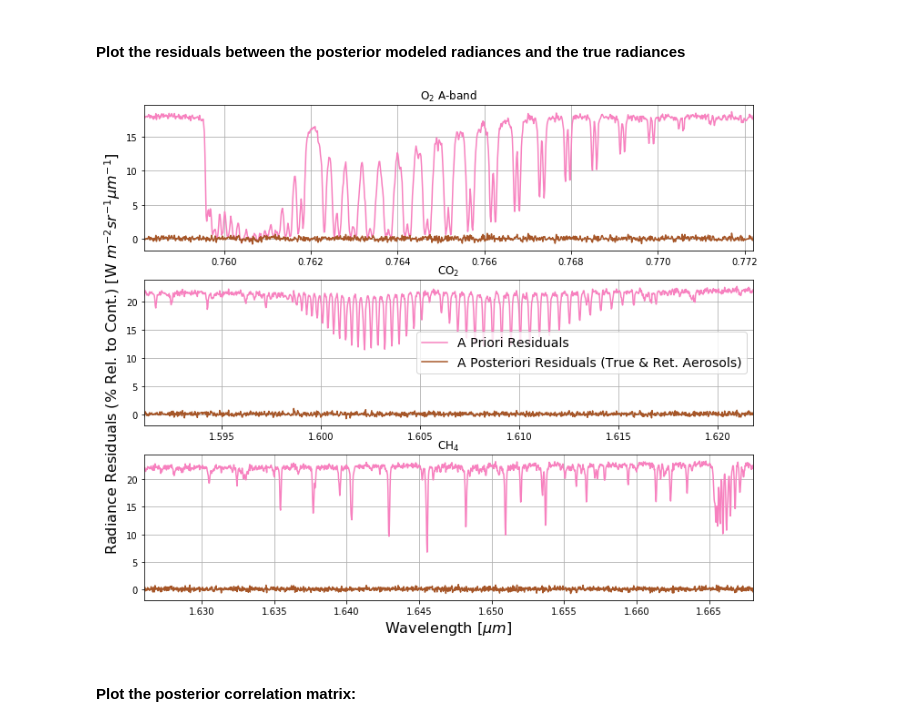
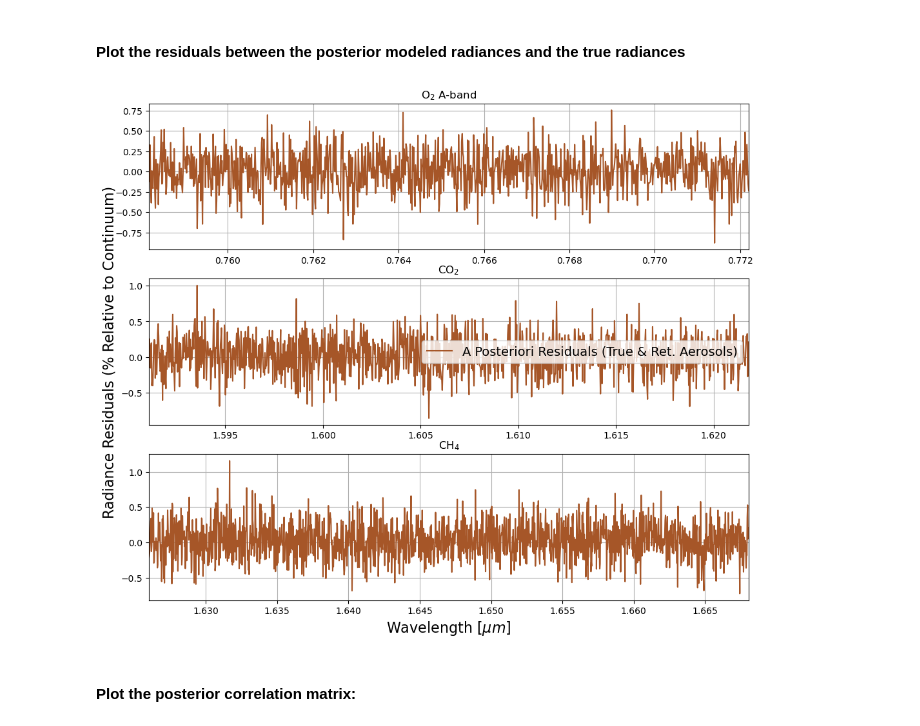
Before and after one commit to AgilentGCMS/ssim-ghg-2024, a Jupyter notebook: retrieval/toy_retrieval.ipynb, the cells around one changed output. Cells and saved outputs as stored; diff of their text form; code cells hidden in the pictures.

```diff
--- a/retrieval/toy_retrieval.ipynb
+++ b/retrieval/toy_retrieval.ipynb
@@ -405,26 +423,26 @@ Total retrieval time = 5.37 s
 #### Plot the residuals between the posterior modeled radiances and the true radiances
 # %%
 fig, ax = plt.subplots(3, 1, figsize=(12,10))
-ax[0].plot(model_true_with_aerosols.band_wl[0], (model_prior_with_aerosols.R_band[0] - model_true_with_aerosols.R_band[0])/(model_true_with_aerosols.R_band[0].max())*100.,c='#f781bf')
+#ax[0].plot(model_true_with_aerosols.band_wl[0], (model_prior_with_aerosols.R_band[0] - model_true_with_aerosols.R_band[0])/(model_true_with_aerosols.R_band[0].max())*100.,c='#f781bf')
 ax[0].plot(model_true_with_aerosols.band_wl[0], (model_ret_true_aerosols_ret_aerosols.R_band[0] - model_true_with_aerosols.R_band[0])/(model_true_with_aerosols.R_band[0].max())*100.,c='#a65628')
 ax[0].set_xlim(min(model_true_with_aerosols.band_wl[0]),max(model_true_with_aerosols.band_wl[0]))
 ax[0].set_title("O"+r'$_2$'+" A-band")
 ax[0].grid(True)
-ax[1].plot(model_true_with_aerosols.band_wl[1], (model_prior_with_aerosols.R_band[1] - model_true_with_aerosols.R_band[1])/(model_true_with_aerosols.R_band[1].max())*100.,label="A Priori Residuals",c='#f781bf')
+#ax[1].plot(model_true_with_aerosols.band_wl[1], (model_prior_with_aerosols.R_band[1] - model_true_with_aerosols.R_band[1])/(model_true_with_aerosols.R_band[1].max())*100.,label="A Priori Residuals",c='#f781bf')
 ax[1].plot(model_true_with_aerosols.band_wl[1], (model_ret_true_aerosols_ret_aerosols.R_band[1] - model_true_with_aerosols.R_band[1])/(model_true_with_aerosols.R_band[1].max())*100.,label="A Posteriori Residuals (True & Ret. Aerosols)",c='#a65628')
 ax[1].set_xlim(min(model_true_with_aerosols.band_wl[1]),max(model_true_with_aerosols.band_wl[1]))
 ax[1].set_ylabel('Radiance Residuals (% Relative to Continuum)',size=16)
 ax[1].set_title("CO"+r'$_2$')
 ax[1].grid(True)
 ax[1].legend(loc="center right",fontsize=14)
-ax[2].plot(model_true_with_aerosols.band_wl[2], (model_prior_with_aerosols.R_band[2] - model_true_with_aerosols.R_band[2])/(model_true_with_aerosols.R_band[2].max())*100.,c='#f781bf')
+#ax[2].plot(model_true_with_aerosols.band_wl[2], (model_prior_with_aerosols.R_band[2] - model_true_with_aerosols.R_band[2])/(model_true_with_aerosols.R_band[2].max())*100.,c='#f781bf')
 ax[2].plot(model_true_with_aerosols.band_wl[2], (model_ret_true_aerosols_ret_aerosols.R_band[2] - model_true_with_aerosols.R_band[2])/(model_true_with_aerosols.R_band[2].max())*100.,c='#a65628')
 ax[2].set_xlim(min(model_true_with_aerosols.band_wl[2]),max(model_true_with_aerosols.band_wl[2]))
 ax[2].set_title("CH"+r'$_4$')
 ax[2].set_xlabel('Wavelength ['+r'$\mu m$'+']',size=16)
 ax[2].grid(True)
 # %% [output]
-[figure, old version]
+[figure, new version]
 # %% [markdown]
 #### Plot the posterior correlation matrix:
 # %%
```
Also changed, not shown: parts of 22 cells of this notebook, 2 other files.
